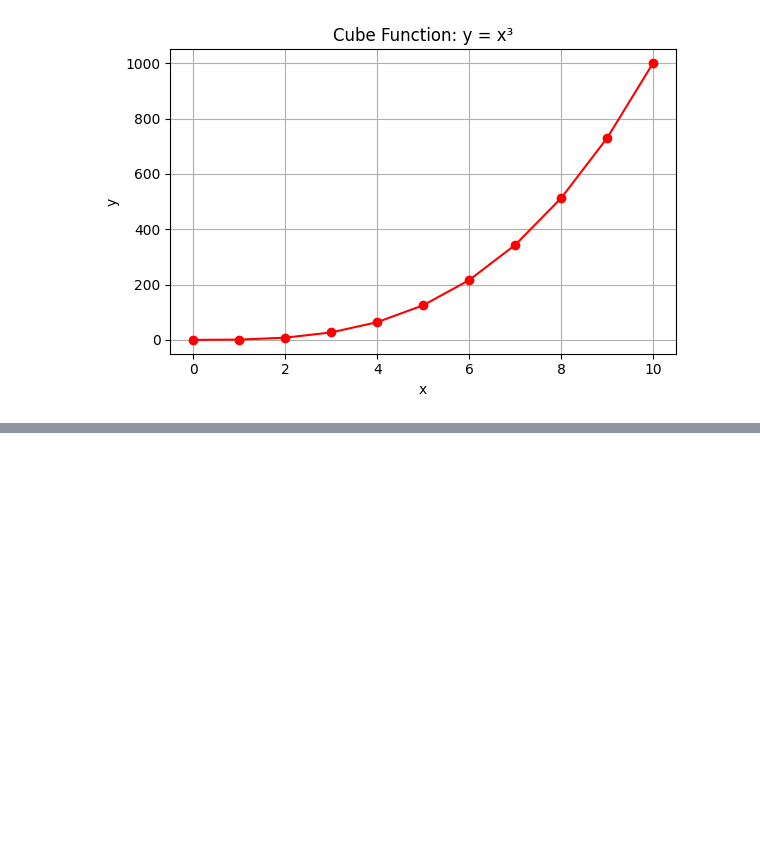
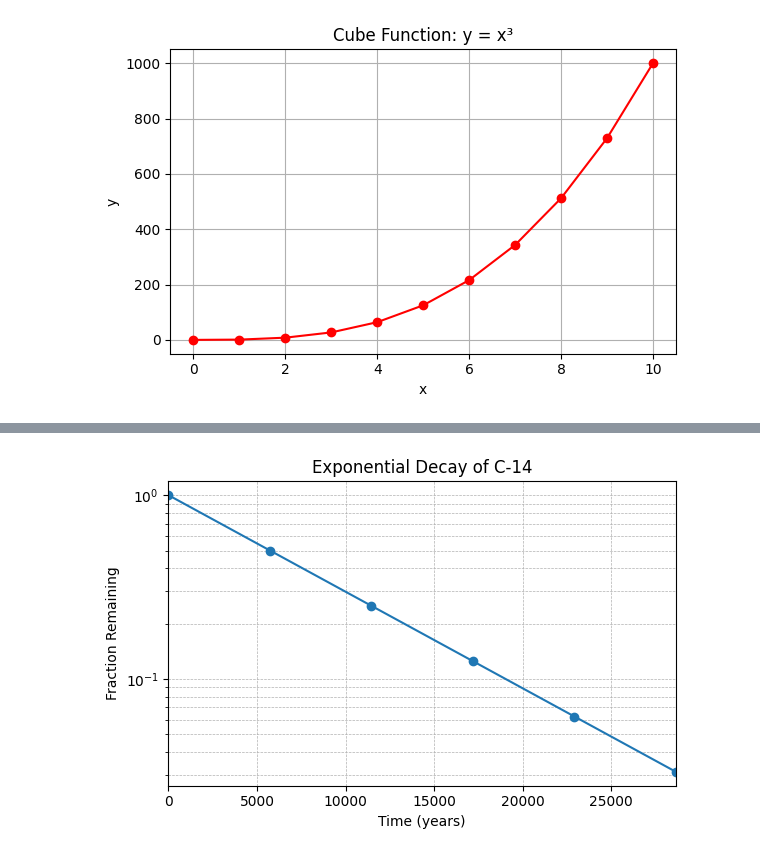
Before and after one commit to Innocente0/alu-machine_learning, a Jupyter notebook: 0_line.ipynb, the cells around one changed output, grey strips where cells are left out. Drawn from its saved outputs; the diff is of its cells as text; code cells hidden in the pictures; blank space fills up the shorter version.

```diff
--- a/0_line.ipynb
+++ b/0_line.ipynb
@@ -45,0 +45,21 @@ plt.show()
+# %%
+#!/usr/bin/env python3
+
+x = np.arange(0, 28651, 5730)
+r = np.log(0.5)
+t = 5730
+y = np.exp((r / t) * x)
+
+# your code here
+plt.figure(figsize=(6, 4))
+plt.plot(x, y, marker='o', linestyle='-')
+plt.xlabel('Time (years)')
+plt.ylabel('Fraction Remaining')
+plt.title('Exponential Decay of C-14')
+plt.xlim(0, 28650)
+plt.yscale('log')
+plt.grid(True, which="both", ls="--", linewidth=0.5)
+plt.tight_layout()
+plt.show()
+# %% [output]
+[figure, added]
```
Also changed, not shown: parts of 6 cells of this notebook.
